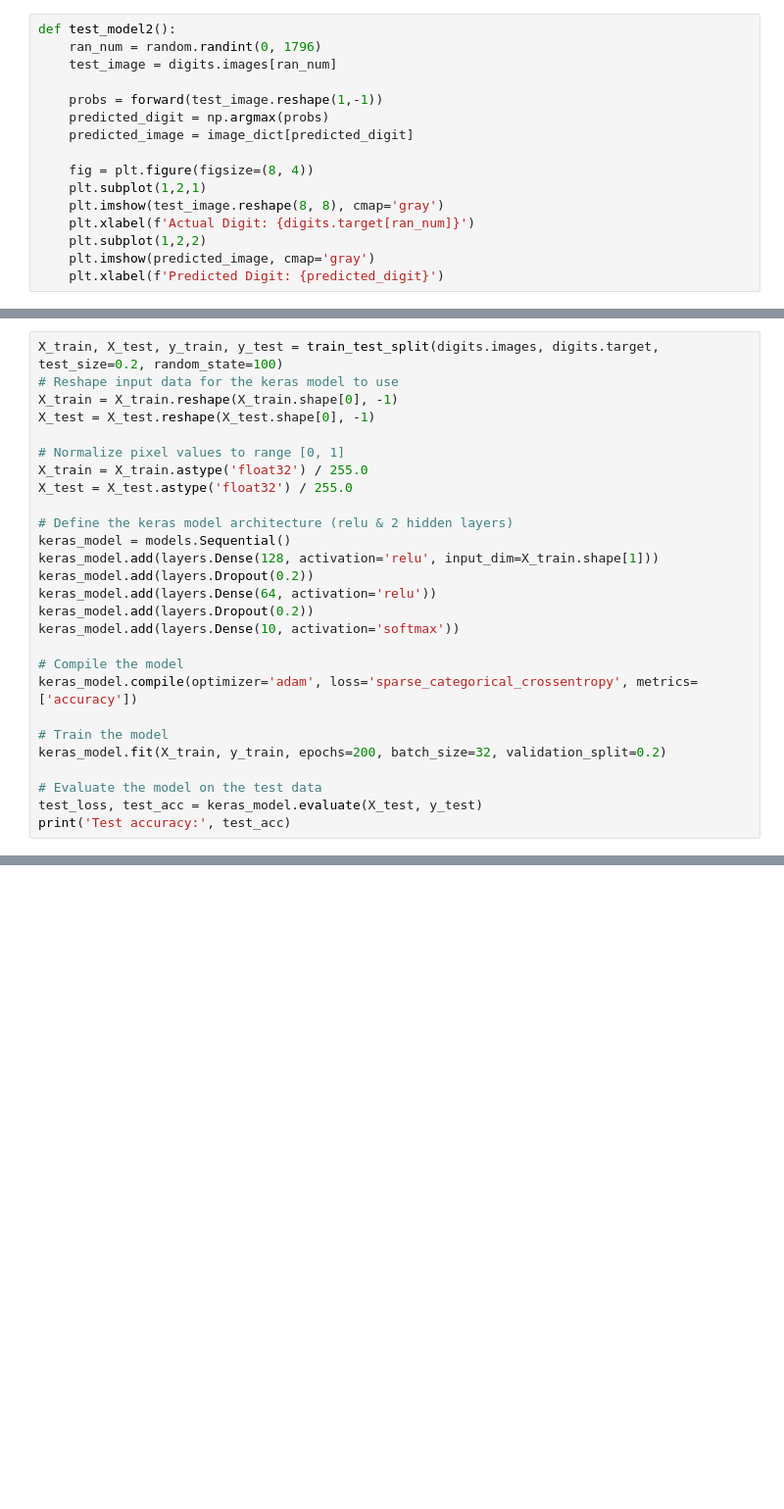
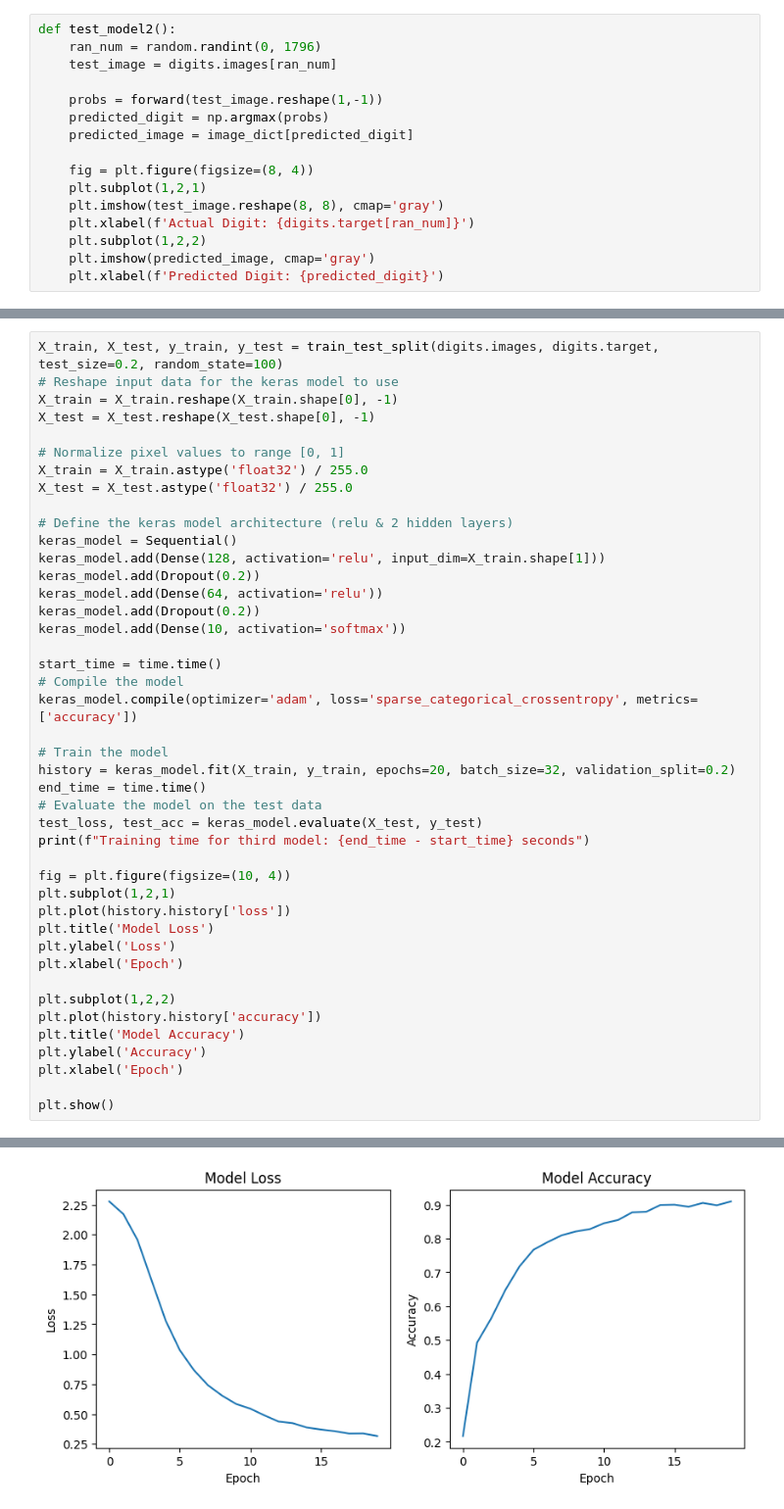
Before and after one commit to vdebnath/202_Honors_Option, a Jupyter notebook: Main.ipynb, the cells around one changed output, grey strips where cells are left out. Shown at 98% size. Saved outputs shown, nothing was run; the diff lists cells and outputs as text; blank space fills up the shorter version.

```diff
--- a/Main.ipynb
+++ b/Main.ipynb
@@ -289,20 +293,36 @@ X_train = X_train.astype('float32') / 255.0
 X_test = X_test.astype('float32') / 255.0
 
 # Define the keras model architecture (relu & 2 hidden layers)
-keras_model = models.Sequential()
-keras_model.add(layers.Dense(128, activation='relu', input_dim=X_train.shape[1]))
-keras_model.add(layers.Dropout(0.2))
-keras_model.add(layers.Dense(64, activation='relu'))
-keras_model.add(layers.Dropout(0.2))
-keras_model.add(layers.Dense(10, activation='softmax'))
+keras_model = Sequential()
+keras_model.add(Dense(128, activation='relu', input_dim=X_train.shape[1]))
+keras_model.add(Dropout(0.2))
+keras_model.add(Dense(64, activation='relu'))
+keras_model.add(Dropout(0.2))
+keras_model.add(Dense(10, activation='softmax'))
 
+start_time = time.time()
 # Compile the model
 keras_model.compile(optimizer='adam', loss='sparse_categorical_crossentropy', metrics=['accuracy'])
 
 # Train the model
-keras_model.fit(X_train, y_train, epochs=200, batch_size=32, validation_split=0.2)
-
+history = keras_model.fit(X_train, y_train, epochs=20, batch_size=32, validation_split=0.2)
+end_time = time.time()
 # Evaluate the model on the test data
 test_loss, test_acc = keras_model.evaluate(X_test, y_test)
-print('Test accuracy:', test_acc)
+print(f"Training time for third model: {end_time - start_time} seconds")
+
+fig = plt.figure(figsize=(10, 4))
+plt.subplot(1,2,1)
+plt.plot(history.history['loss'])
+plt.title('Model Loss')
+plt.ylabel('Loss')
+plt.xlabel('Epoch')
+
+plt.subplot(1,2,2)
+plt.plot(history.history['accuracy'])
+plt.title('Model Accuracy')
+plt.ylabel('Accuracy')
+plt.xlabel('Epoch')
+
+plt.show()
 # %% [output]
@@ -325,0 +346 @@ Test accuracy: 0.9611111283302307
+[figure, added]
```
Also changed, not shown: parts of 11 cells of this notebook.
